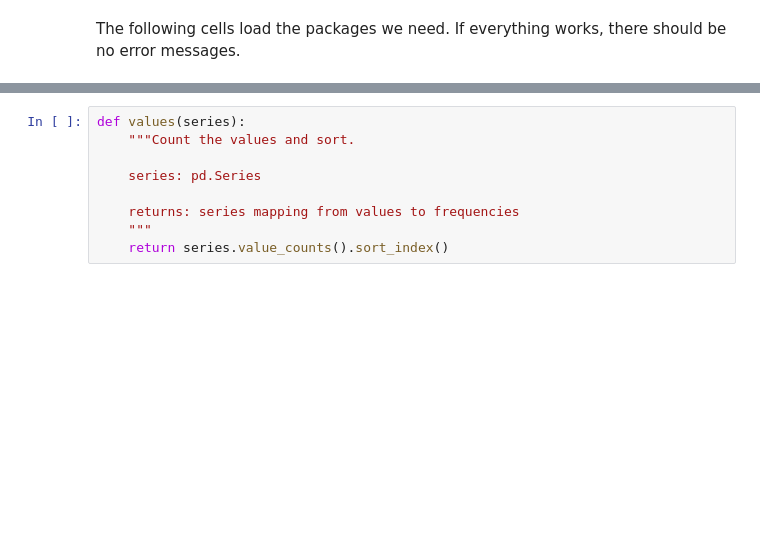
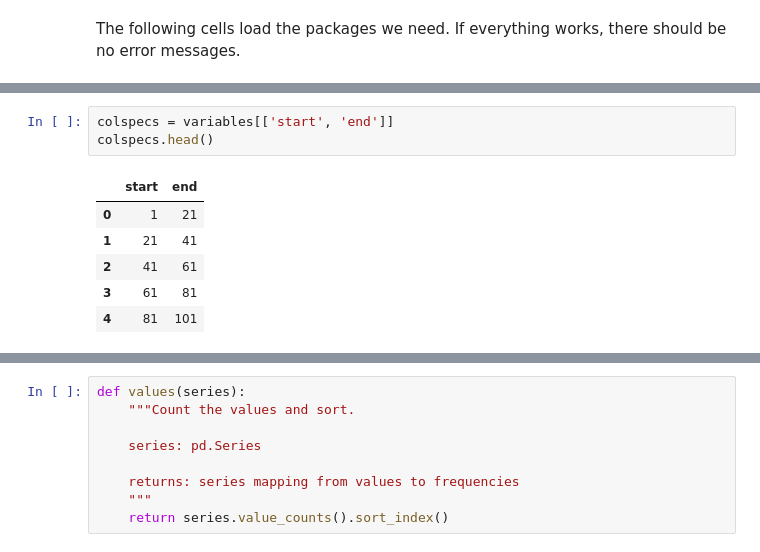
Before and after one commit to AllenDowney/PoliticalAlignmentCaseStudy, a Jupyter notebook: 01_clean_soln.ipynb, the cells around one changed output, grey strips where cells are left out. Cells and saved outputs as stored; diff of their text form; blank space fills up the shorter version.

```diff
--- a/01_clean_soln.ipynb
+++ b/01_clean_soln.ipynb
@@ -49,0 +125,10 @@ The follow function reads the data files and returns a Pandas DataFrame.
+# %%
+colspecs = variables[['start', 'end']]
+colspecs.head()
+# %% [output]
+|  | start | end |
+| 0 | 1 | 21 |
+| 1 | 21 | 41 |
+| 2 | 41 | 61 |
+| 3 | 61 | 81 |
+| 4 | 81 | 101 |
```
Also changed, not shown: parts of 45 cells of this notebook.
